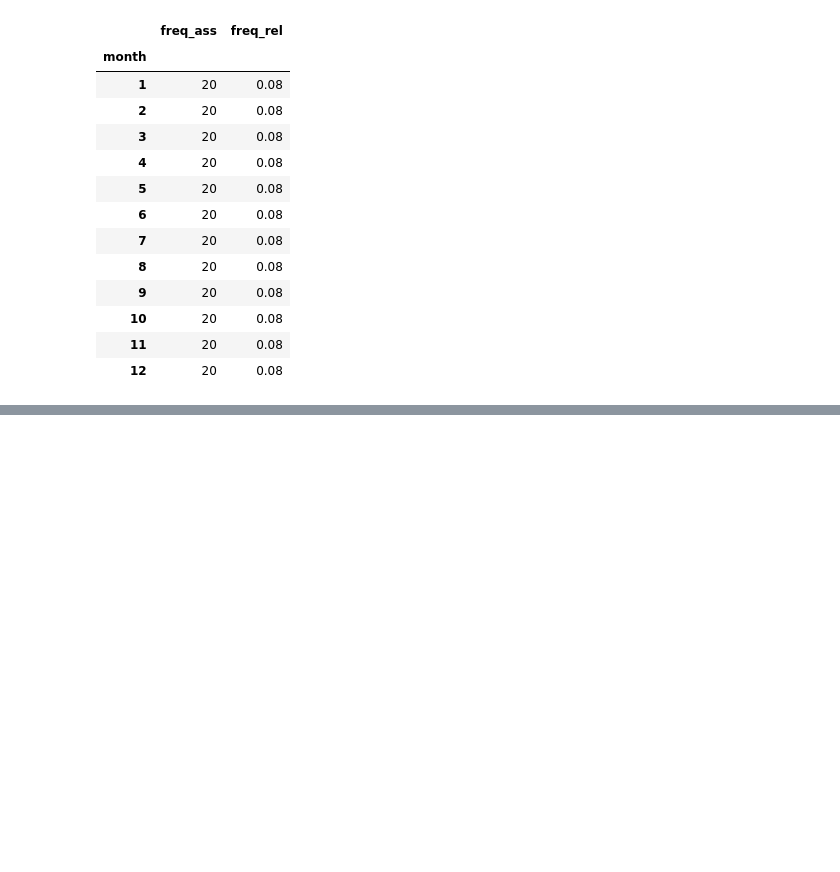
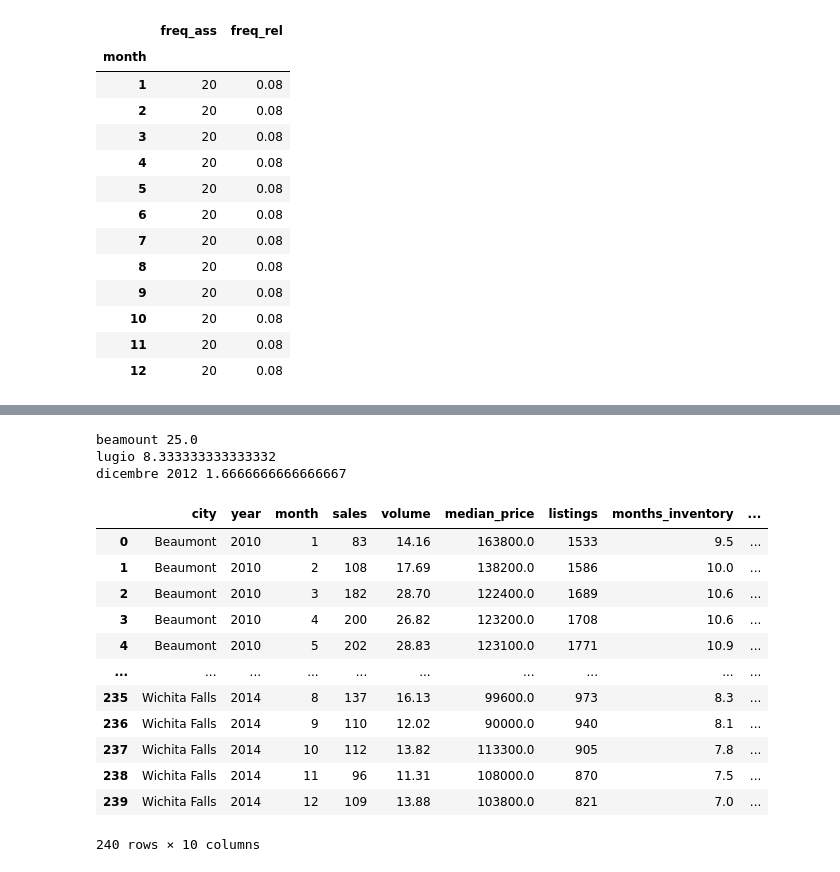
Before and after one commit to gab-25/realestate_texas, a Jupyter notebook: realestate_texas.ipynb, the cells around one changed output, grey strips where cells are left out. Saved outputs shown, nothing was run; the diff lists cells and outputs as text; code cells hidden in the pictures; blank space fills up the shorter version.

```diff
--- a/realestate_texas.ipynb
+++ b/realestate_texas.ipynb
@@ -73,0 +126,44 @@ pd.DataFrame({'freq_ass': df_freq_ass, 'freq_rel': df_freq_rel})
+# %%
+prob_beamount = (df['city'].value_counts()['Beaumont']/len(df['city'])) * 100
+print('beamount',prob_beamount)
+
+prob_luglio = (df['month'].value_counts()[7]/len(df['month'])) * 100
+print('lugio',prob_luglio)
+
+new_df_combined = df['year'].astype(str) + '-' + df['month'].astype(str)
+prob_dicembre_2012 = (new_df_combined.value_counts()['2012-12']/len(new_df_combined) * 100)
+print('dicembre 2012', prob_dicembre_2012)
+# %% [output]
+beamount 25.0
+lugio 8.333333333333332
+dicembre 2012 1.6666666666666667
+# %%
+def median_price_index(median_price: float) -> str:
+    if median_price > 130000 and median_price < 160000:
+        return 'prezzo molto frequente'
+    if median_price > 100000 and median_price < 130000:
+        return 'prezzo frequente'
+    return 'prezzo poco frequente'
+
+def sales_announcements_index(sales: int) -> int:
+    sales_min = df['sales'].min()
+    sales_max = df['sales'].max()
+    return (sales - sales_min) / (sales_max - sales_min) * 10
+
+df['median_price_index'] = df['median_price'].apply(median_price_index)
+df['sales_announcements_index'] = df['sales'].apply(sales_announcements_index)
+df
+# %% [output]
+|  | city | year | month | sales | volume | median_price | listings | months_inventory | ... |
+| 0 | Beaumont | 2010 | 1 | 83 | 14.16 | 163800.0 | 1533 | 9.5 | ... |
+| 1 | Beaumont | 2010 | 2 | 108 | 17.69 | 138200.0 | 1586 | 10.0 | ... |
+| 2 | Beaumont | 2010 | 3 | 182 | 28.70 | 122400.0 | 1689 | 10.6 | ... |
+| 3 | Beaumont | 2010 | 4 | 200 | 26.82 | 123200.0 | 1708 | 10.6 | ... |
+| 4 | Beaumont | 2010 | 5 | 202 | 28.83 | 123100.0 | 1771 | 10.9 | ... |
+| ... | ... | ... | ... | ... | ... | ... | ... | ... | ... |
+| 235 | Wichita Falls | 2014 | 8 | 137 | 16.13 | 99600.0 | 973 | 8.3 | ... |
+| 236 | Wichita Falls | 2014 | 9 | 110 | 12.02 | 90000.0 | 940 | 8.1 | ... |
+| 237 | Wichita Falls | 2014 | 10 | 112 | 13.82 | 113300.0 | 905 | 7.8 | ... |
+| 238 | Wichita Falls | 2014 | 11 | 96 | 11.31 | 108000.0 | 870 | 7.5 | ... |
+| 239 | Wichita Falls | 2014 | 12 | 109 | 13.88 | 103800.0 | 821 | 7.0 | ... |
+240 rows × 10 columns
```
Also changed, not shown: parts of 6 cells of this notebook, 7 other files.
